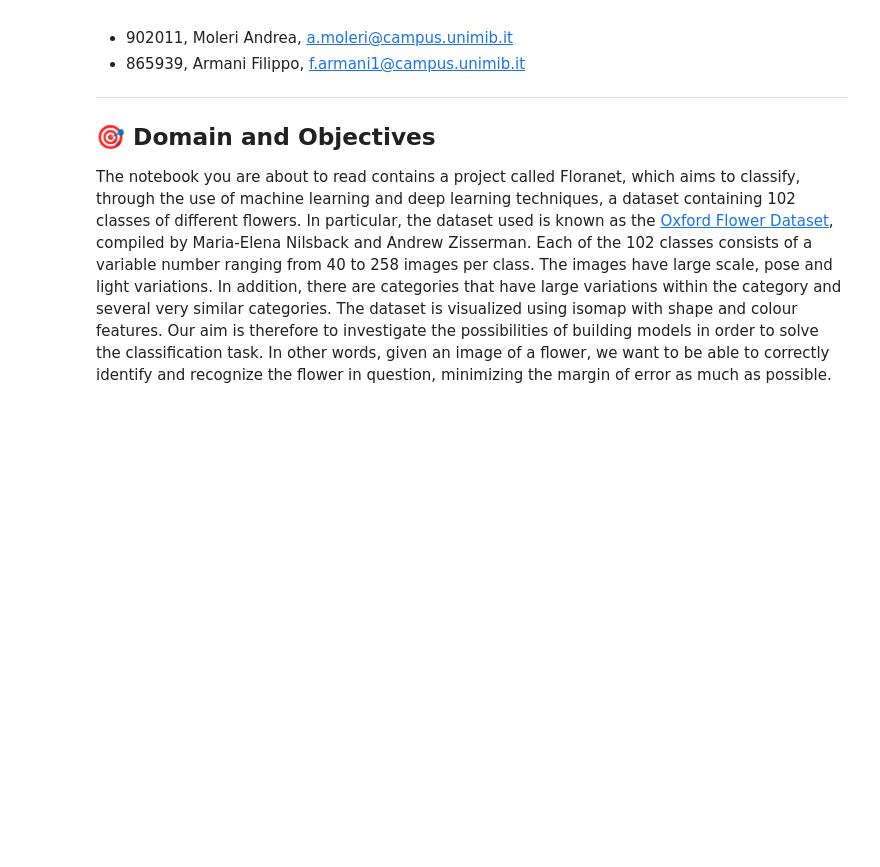
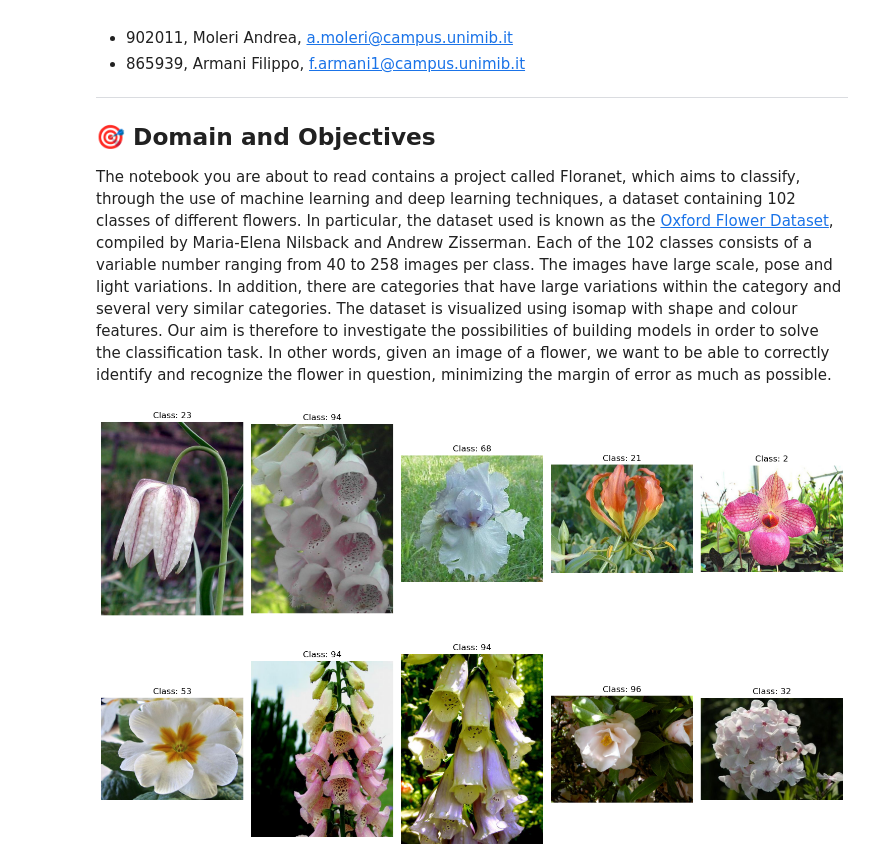
Before and after one commit to andreamoleri/Floranet, a Jupyter notebook: Floranet.ipynb, the cells around one changed output. Saved outputs shown, nothing was run; the diff lists cells and outputs as text; code cells hidden in the pictures; blank space fills up the shorter version.

```diff
--- a/Floranet.ipynb
+++ b/Floranet.ipynb
@@ -9,3 +9,44 @@
 ## 🎯 Domain and Objectives
 
 The notebook you are about to read contains a project called Floranet, which aims to classify, through the use of machine learning and deep learning techniques, a dataset containing 102 classes of different flowers. In particular, the dataset used is known as the [Oxford Flower Dataset](https://www.robots.ox.ac.uk/~vgg/data/flowers/102/index.html), compiled by Maria-Elena Nilsback and Andrew Zisserman. Each of the 102 classes consists of a variable number ranging from 40 to 258 images per class. The images have large scale, pose and light variations. In addition, there are categories that have large variations within the category and several very similar categories. The dataset is visualized using isomap with shape and colour features. Our aim is therefore to investigate the possibilities of building models in order to solve the classification task. In other words, given an image of a flower, we want to be able to correctly identify and recognize the flower in question, minimizing the margin of error as much as possible.
+# %%
+import os
+from scipy.io import loadmat
+import pandas as pd
+
+# Paths
+images_dir = 'Data/images'
+labels_path = 'Data/imagelabels.mat'
+
+# Load labels
+labels_data = loadmat(labels_path)
+labels = labels_data['labels'][0]
+
+# Get images and pair with labels
+image_files = sorted([img for img in os.listdir(images_dir) if img.endswith('.jpg')])
+data = {'image_name': image_files, 'label': labels[:len(image_files)]}
+
+# Create DataFrame
+df = pd.DataFrame(data)
+# %%
+import matplotlib.pyplot as plt
+import random
+from PIL import Image
+
+# Get 10 random labels
+random_indices = random.sample(range(len(df)), 10)
+random_samples = df.iloc[random_indices]
+
+# Plot the images with their labels
+plt.figure(figsize=(15, 10))
+for i, (image_name, label) in enumerate(zip(random_samples['image_name'], random_samples['label']), 1):
+    img_path = os.path.join(images_dir, image_name)
+    img = Image.open(img_path)
+    plt.subplot(2, 5, i)
+    plt.imshow(img)
+    plt.title(f"Class: {label}")
+    plt.axis('off')
+plt.tight_layout()
+plt.show()
+# %% [output]
+[figure, added]
```
Also changed, not shown: 1 other file.
